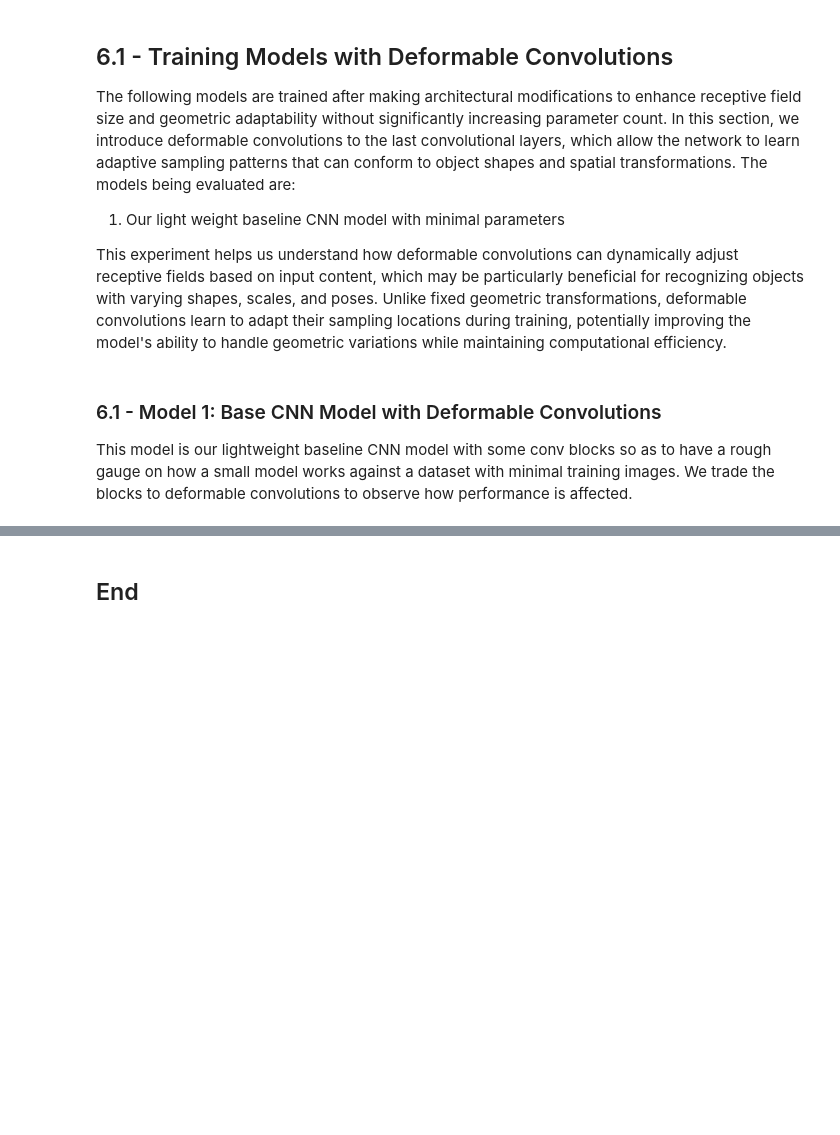
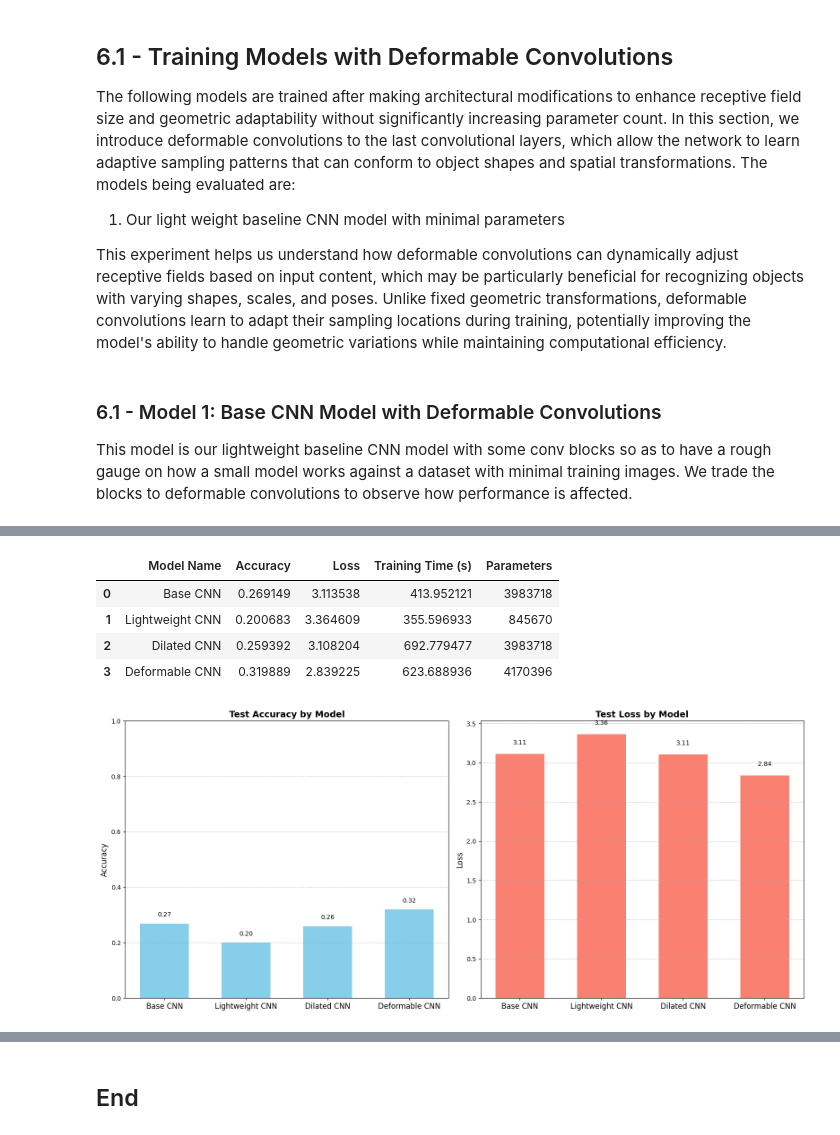
Before and after one commit to isaacchunn/flowers-recognition, a Jupyter notebook: flower-recognition.ipynb, the cells around one changed output, grey strips where cells are left out. Cells and saved outputs as stored; diff of their text form; code cells hidden in the pictures; blank space fills up the shorter version.

Commit message:
feat: update deformable convs

```diff
--- a/flower-recognition.ipynb
+++ b/flower-recognition.ipynb
@@ -1309,0 +1356,43 @@ passion flower       0.98      1.00      0.99        40
+# %%
+cnn_model_names = ['Base CNN', 'Lightweight CNN', 'Dilated CNN', 'Deformable CNN']
+
+cnn_model_accuracies = [base_cnn_test_acc, lightweight_cnn_test_acc, dilated_cnn_test_acc, deformable_cnn_test_acc]
+cnn_model_losses = [base_cnn_test_loss, lightweight_cnn_test_loss, dilated_cnn_test_loss, deformable_cnn_test_loss]
+cnn_training_times = [base_cnn_history['time_taken'], lightweight_cnn_history['time_taken'], dilated_cnn_history['time_taken'], deformable_cnn_history['time_taken']]
+
+# Function to count parameters in a model
+def count_parameters(model):
+    return sum(p.numel() for p in model.parameters() if p.requires_grad)
+
+# Get parameter counts for each model
+cnn_model_parameters = [
+    count_parameters(base_cnn),
+    count_parameters(lightweight_cnn),
+    count_parameters(dilated_cnn),
+    count_parameters(deformable_cnn)
+]
+
+# Convert the model comparison data into a DataFrame
+cnn_model_comparison_df = pd.DataFrame({
+    'Model Name': cnn_model_names,
+    'Accuracy': [acc.item() for acc in cnn_model_accuracies],  # Convert tensors to floats
+    'Loss': cnn_model_losses,
+    'Training Time (s)': cnn_training_times,
+    'Parameters': cnn_model_parameters
+})
+
+# Display the DataFrame
+display(cnn_model_comparison_df)
+
+# You could also update your visualization function to include parameter counts
+# For example, adding this information to plot titles or annotations
+visualization.plot_model_comparison(model_names=cnn_model_names,
+                                   accuracies=cnn_model_accuracies,
+                                   losses=cnn_model_losses)
+# %% [output]
+|  | Model Name | Accuracy | Loss | Training Time (s) | Parameters |
+| 0 | Base CNN | 0.269149 | 3.113538 | 413.952121 | 3983718 |
+| 1 | Lightweight CNN | 0.200683 | 3.364609 | 355.596933 | 845670 |
+| 2 | Dilated CNN | 0.259392 | 3.108204 | 692.779477 | 3983718 |
+| 3 | Deformable CNN | 0.319889 | 2.839225 | 623.688936 | 4170396 |
+[figure, added]
```
Also changed, not shown: parts of 10 cells of this notebook, 2 other files.
